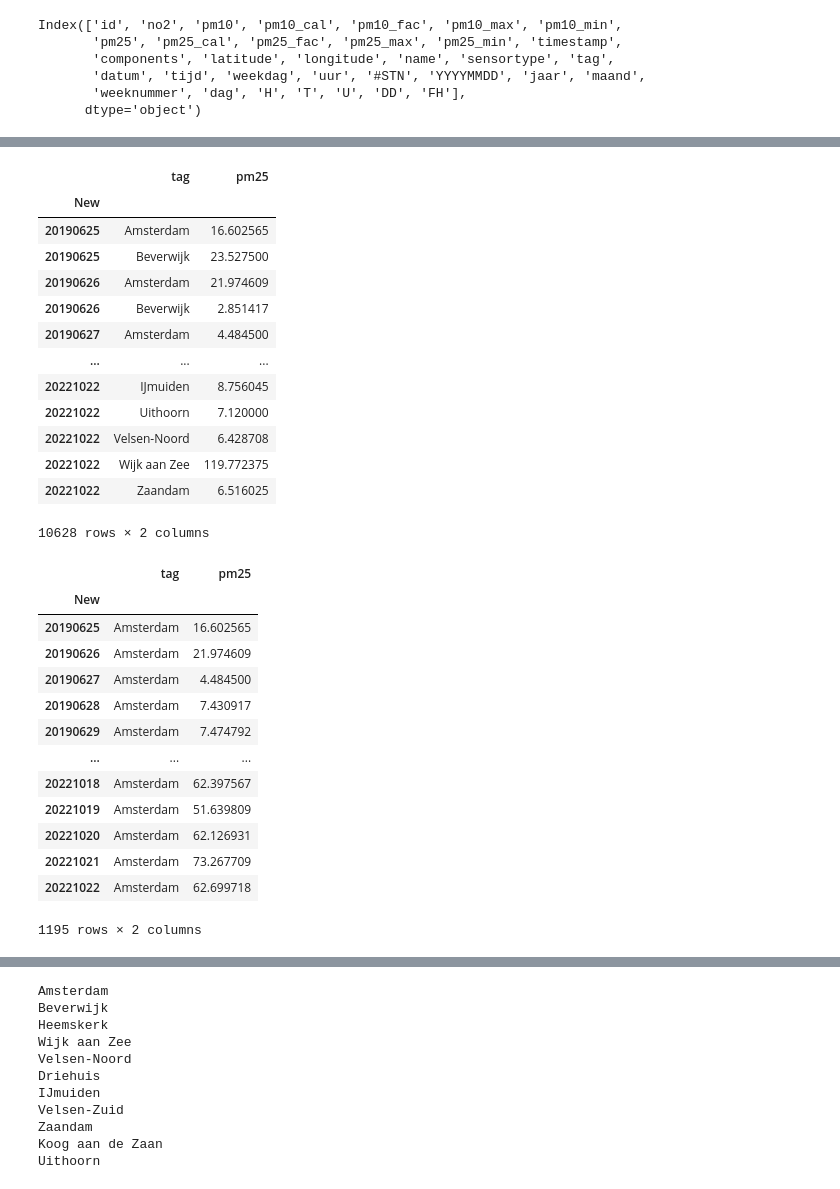
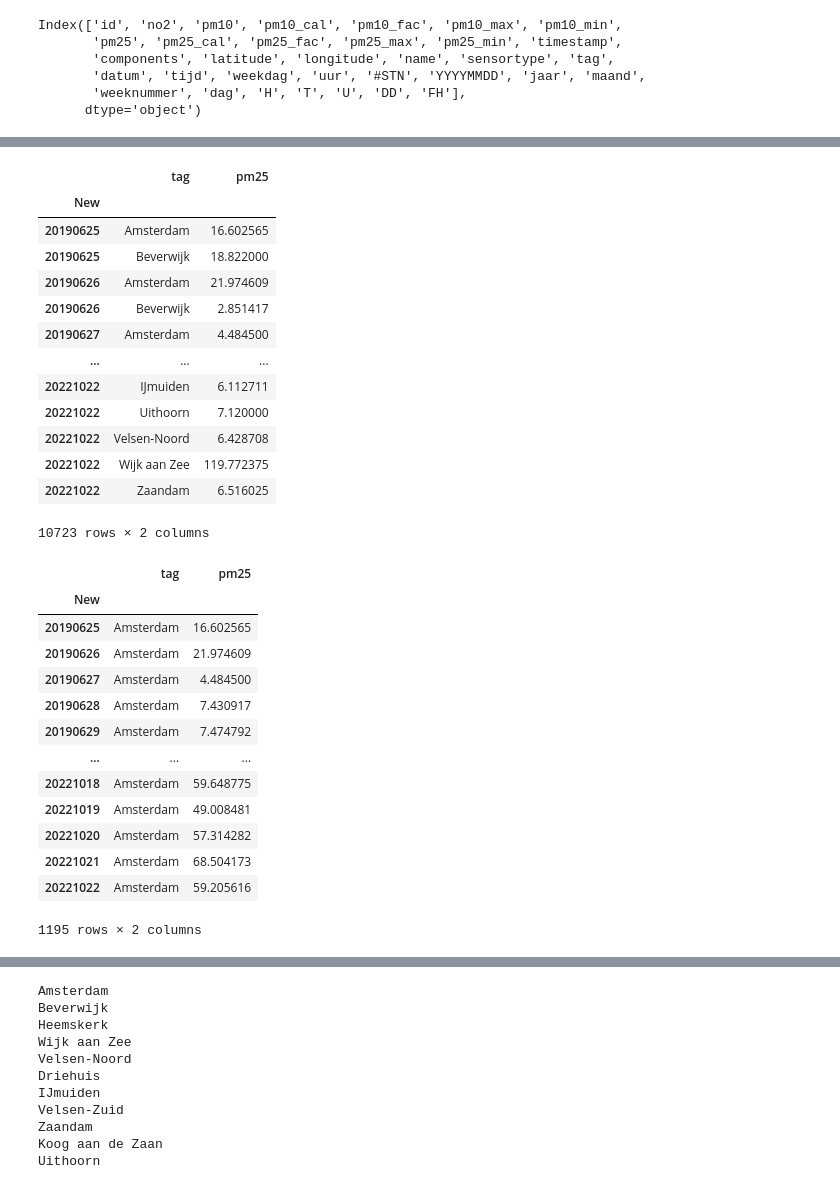
Before and after one commit to AGLamb/Thesis-Code, a Jupyter notebook: EDA.ipynb, the cells around one changed output, grey strips where cells are left out. Cells and saved outputs as stored; diff of their text form; code cells hidden in the pictures.

```diff
--- a/EDA.ipynb
+++ b/EDA.ipynb
@@ -32,6 +33,6 @@ Index(['id', 'no2', 'pm10', 'pm10_cal', 'pm10_fac', 'pm10_max', 'pm10_min',
       dtype='object')
 # %%
 data.drop(data.iloc[:, 0:7], axis=1, inplace=True)
-data.drop(["jaar", "maand", "weeknummer", "#STN", "timestamp", "components","longitude", "latitude", "dag", "tijd", "datum", "H", "T", "U", "DD", "weekdag", "FH", "sensortype"], axis=1, inplace=True)
+data.drop(["jaar", "maand", "weeknummer", "#STN", "timestamp", "components", "dag", "tijd", "datum", "H", "T", "U", "DD", "weekdag", "FH", "sensortype"], axis=1, inplace=True)
 data
 # %% [output]
@@ -51,4 +52,3 @@ data
 # %%
 data = data[data.pm25 != 0]
-data = data.dropna()
 data
@@ -85,3 +65,3 @@ plt.show()
 # %%
-grouped_df = data.groupby(["YYYYMMDD", "tag"])["pm25"].mean().copy().reset_index()
+grouped_df = data.groupby(["YYYYMMDD", "tag"])[("pm25", "longitude", "latitude")].mean().copy().reset_index()
 # %%
@@ -117,22 +125,24 @@ del data2["YYYYMMDD"]
 # %%
 data2.set_index("New", inplace=True)
 # %%
+del data2["latitude"]
+del data2["longitude"]
 data2
 # %% [output]
 |  | tag | pm25 |
 | New |  |  |
 | 20190625 | Amsterdam | 16.602565 |
-| 20190625 | Beverwijk | 23.527500 |
+| 20190625 | Beverwijk | 18.822000 |
 | 20190626 | Amsterdam | 21.974609 |
 | 20190626 | Beverwijk | 2.851417 |
 | 20190627 | Amsterdam | 4.484500 |
 | ... | ... | ... |
-| 20221022 | IJmuiden | 8.756045 |
+| 20221022 | IJmuiden | 6.112711 |
 | 20221022 | Uithoorn | 7.120000 |
 | 20221022 | Velsen-Noord | 6.428708 |
 | 20221022 | Wijk aan Zee | 119.772375 |
 | 20221022 | Zaandam | 6.516025 |
-10628 rows × 2 columns
+10723 rows × 2 columns
 # %%
 UniqueNames = data2.tag.unique()
 
@@ -151,11 +161,11 @@ DataFrameDict["Amsterdam"]
 | 20190628 | Amsterdam | 7.430917 |
 | 20190629 | Amsterdam | 7.474792 |
 | ... | ... | ... |
-| 20221018 | Amsterdam | 62.397567 |
-| 20221019 | Amsterdam | 51.639809 |
-| 20221020 | Amsterdam | 62.126931 |
-| 20221021 | Amsterdam | 73.267709 |
-| 20221022 | Amsterdam | 62.699718 |
+| 20221018 | Amsterdam | 59.648775 |
+| 20221019 | Amsterdam | 49.008481 |
+| 20221020 | Amsterdam | 57.314282 |
+| 20221021 | Amsterdam | 68.504173 |
+| 20221022 | Amsterdam | 59.205616 |
 1195 rows × 2 columns
 # %%
 for key in tqdm(DataFrameDict):
```
Also changed, not shown: parts of 18 cells of this notebook.
